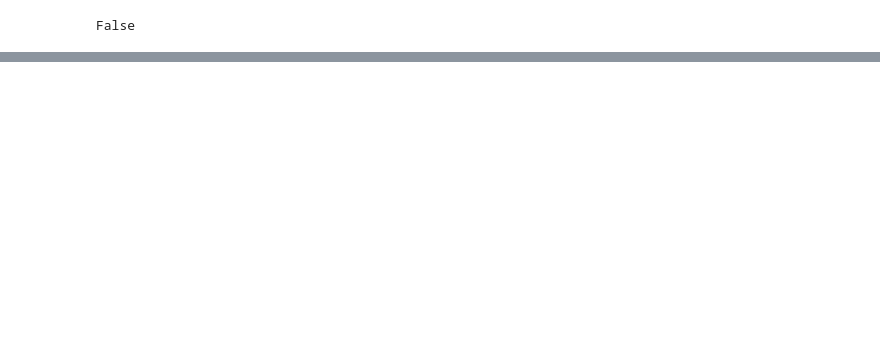
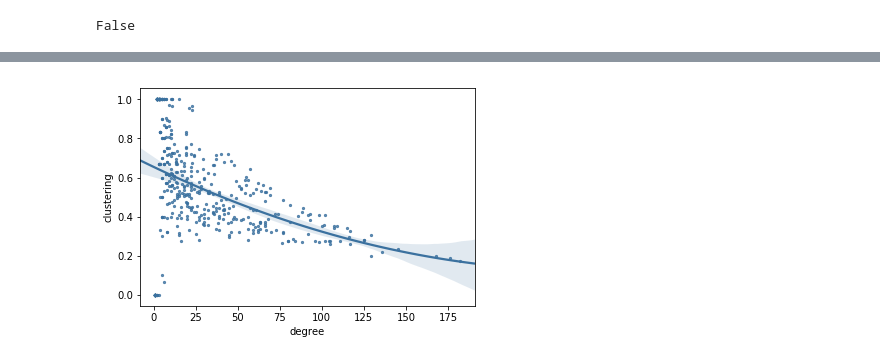
Before and after one commit to stkbailey/nashnetx, a Jupyter notebook: 4_Nashville-Relationships.ipynb, the cells around one changed output, grey strips where cells are left out. Saved outputs shown, nothing was run; the diff lists cells and outputs as text; code cells hidden in the pictures; blank space fills up the shorter version.

Commit message:
Add Nashville graphs

```diff
--- a/4_Nashville-Relationships.ipynb
+++ b/4_Nashville-Relationships.ipynb
@@ -256,0 +83,4 @@ plt.show()
+# %%
+components = nx.connected_components(g)
+components = sorted(list(components), key=len)
+component_lengths = [len(x) for x in components]
@@ -256,0 +97,2 @@ plt.show()
+# %%
+g = nx.subgraph(g, components[-1])
@@ -256,0 +103,5 @@ plt.show()
+# %%
+assert nx.is_bipartite(g) == True
+
+member_nodes, group_nodes = nx.bipartite.sets(g)
+gm = nx.bipartite.weighted_projected_graph(g, member_nodes, ratio=False)
@@ -256,0 +224,9 @@ plt.show()
+# %%
+gg = nx.bipartite.weighted_projected_graph(g, group_nodes, ratio=False)
+
+# Create groups dataframe
+df_groups = pd.DataFrame(index=gg.nodes)
+df_groups['num_members'] = pd.Series(dict(nx.degree(g, group_nodes)))
+df_groups['degree'] = pd.Series(dict(nx.degree(gg)))
+df_groups['clustering'] = pd.Series(nx.clustering(gg))
+df_groups['centrality'] = pd.Series(nx.betweenness_centrality(gg, weight='weight'))
@@ -256,0 +306,11 @@ plt.show()
+# %%
+import seaborn as sns
+import matplotlib.pyplot as plt
+
+sns.regplot('degree', 'clustering', order=2,
+            color='xkcd:muted blue', scatter_kws={'s':5},
+            data=df_groups)
+
+plt.show()
+# %% [output]
+[figure, added]
```
Also changed, not shown: parts of 53 cells of this notebook, 2 other files.
